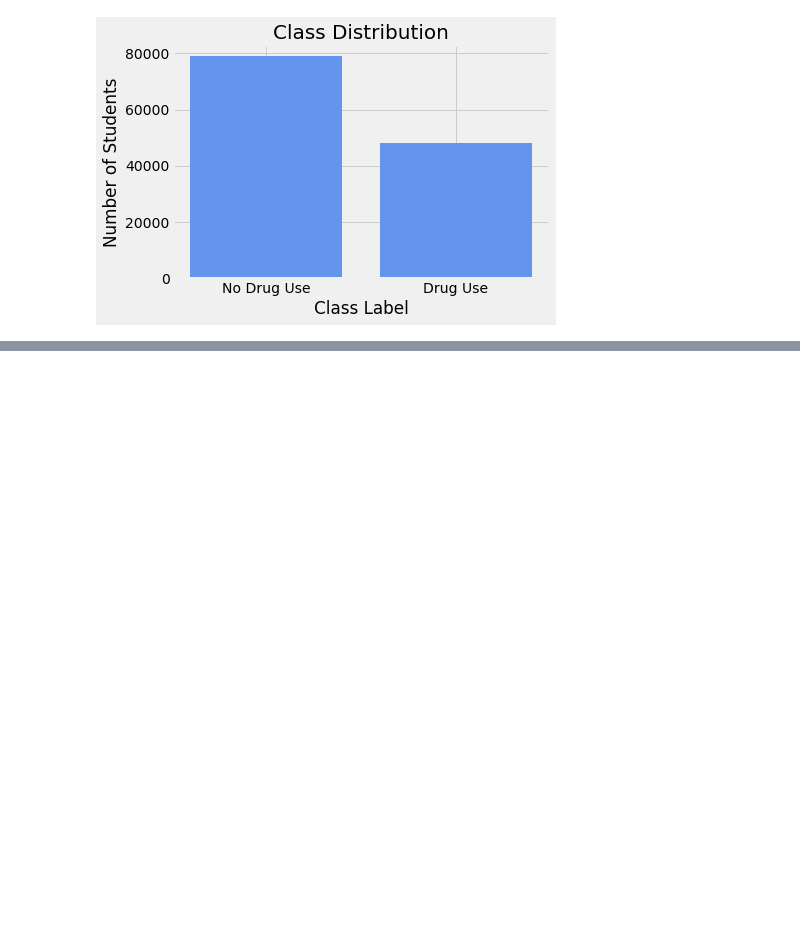
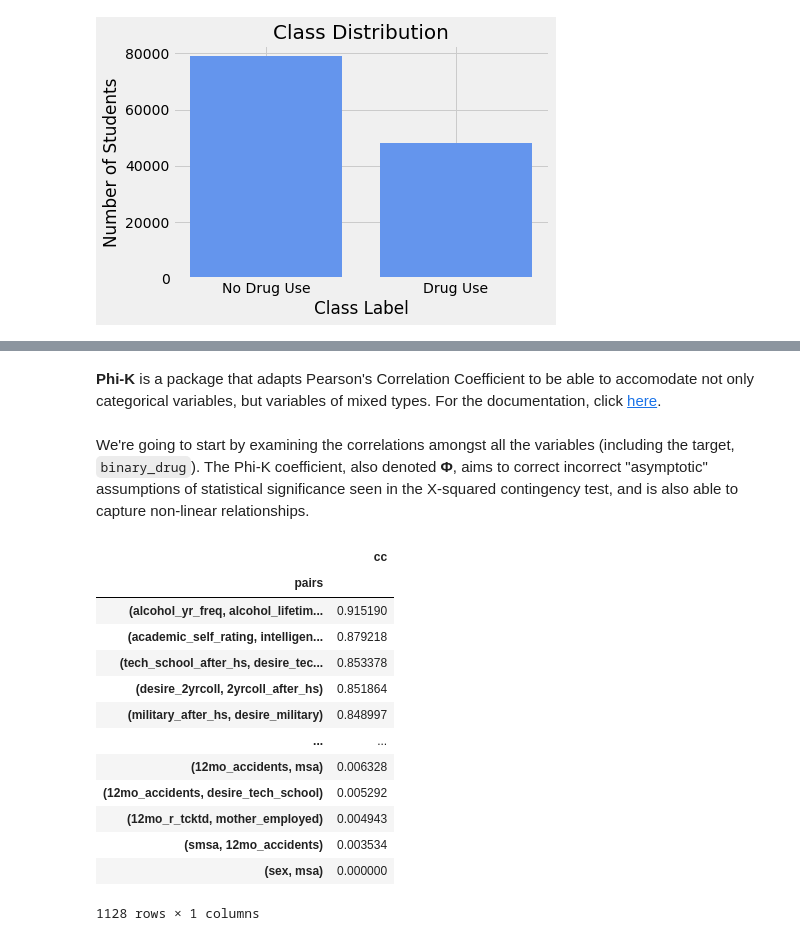
Before and after one commit to Luv2bnanook44/capstone_flatiron, a Jupyter notebook: final_notebook.ipynb, the cells around one changed output, grey strips where cells are left out. Drawn from its saved outputs; the diff is of its cells as text; code cells hidden in the pictures; blank space fills up the shorter version.

```diff
--- a/final_notebook.ipynb
+++ b/final_notebook.ipynb
@@ -175,0 +265,2 @@ report = report.correlation_report(data, significance_threshold=3, correlation_t
+# %% [markdown]
+**Phi-K** is a package that adapts Pearson's Correlation Coefficient to be able to accomodate not only categorical variables, but variables of mixed types. For the documentation, click [here](https://phik.readthedocs.io/en/latest/tutorials.html).
@@ -175,0 +270,21 @@ report = report.correlation_report(data, significance_threshold=3, correlation_t
+# %% [markdown]
+We're going to start by examining the correlations amongst all the variables (including the target, `binary_drug`). The Phi-K coefficient, also denoted **Φ**, aims to correct incorrect "asymptotic" assumptions of statistical significance seen in the X-squared contingency test, and is also able to capture non-linear relationships.
+# %%
+corr_matrix = data.drop('sampling_weight', axis=1).phik_matrix(interval_cols=['yr_adminst'])
+# %%
+best_correlations(corr_matrix)[1:]
+# %% [output]
+|  | cc |
+| pairs |  |
+| (alcohol_yr_freq, alcohol_lifetim... | 0.915190 |
+| (academic_self_rating, intelligen... | 0.879218 |
+| (tech_school_after_hs, desire_tec... | 0.853378 |
+| (desire_2yrcoll, 2yrcoll_after_hs) | 0.851864 |
+| (military_after_hs, desire_military) | 0.848997 |
+| ... | ... |
+| (12mo_accidents, msa) | 0.006328 |
+| (12mo_accidents, desire_tech_school) | 0.005292 |
+| (12mo_r_tcktd, mother_employed) | 0.004943 |
+| (smsa, 12mo_accidents) | 0.003534 |
+| (sex, msa) | 0.000000 |
+1128 rows × 1 columns
```
Also changed, not shown: parts of 56 cells of this notebook, 12 other files.
